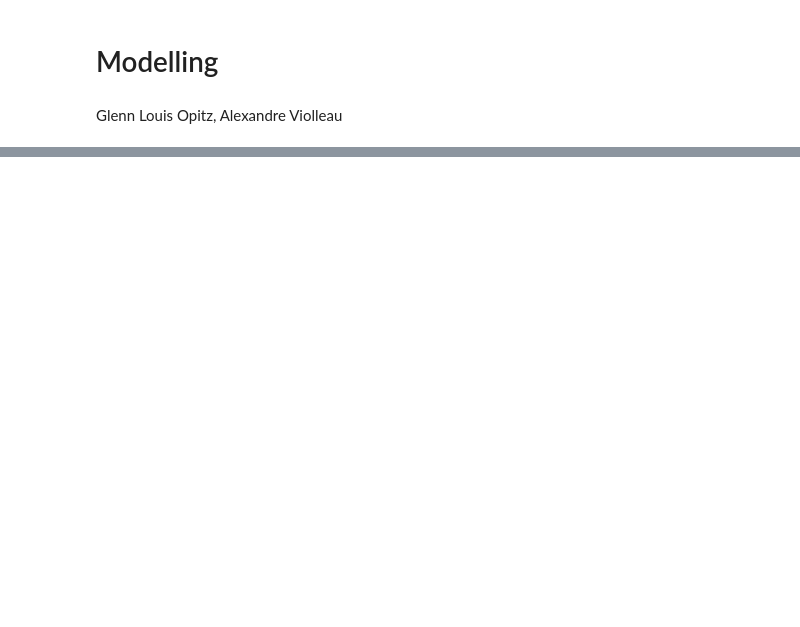
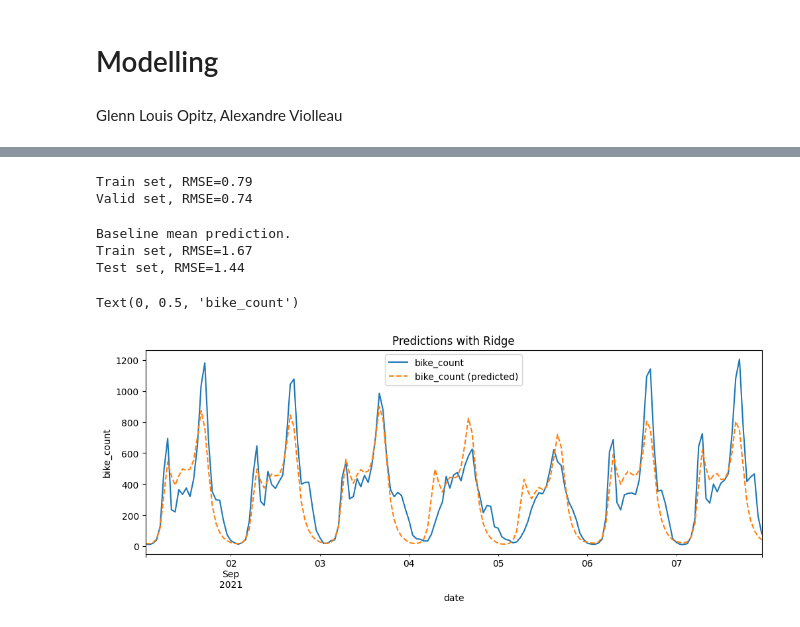
Before and after one commit to l-opitz/bike_counters, a Jupyter notebook: bike_counters_Violleau_Opitz_modelling.ipynb, the cells around one changed output, grey strips where cells are left out. Drawn from its saved outputs; the diff is of its cells as text; code cells hidden in the pictures; blank space fills up the shorter version.

```diff
--- a/bike_counters_Violleau_Opitz_modelling.ipynb
+++ b/bike_counters_Violleau_Opitz_modelling.ipynb
@@ -24,0 +47,3 @@ data.head()
+# %%
+X, y = get_train_data()
+X.head(2)
@@ -24,0 +69,9 @@ data.head()
+# %%
+X_train, y_train, X_valid, y_valid = train_test_split_temporal(X, y)
+
+print(
+    f'Train: n_samples={X_train.shape[0]},  {X_train["date"].min()} to {X_train["date"].max()}'
+)
+print(
+    f'Valid: n_samples={X_valid.shape[0]},  {X_valid["date"].min()} to {X_valid["date"].max()}'
+)
@@ -24,0 +83,12 @@ data.head()
+# %%
+def _encode_dates(X):
+    X = X.copy()  # modify a copy of X
+    # Encode the date information from the DateOfDeparture columns
+    X["year"] = X["date"].dt.year
+    X["month"] = X["date"].dt.month
+    X["day"] = X["date"].dt.day
+    X["weekday"] = X["date"].dt.weekday
+    X["hour"] = X["date"].dt.hour
+
+    # Finally we can drop the original columns from the dataframe
+    return X.drop(columns=["date"])
@@ -24,0 +146,44 @@ data.head()
+# %%
+from sklearn.metrics import mean_squared_error
+
+print(
+    f"Train set, RMSE={mean_squared_error(y_train, pipe.predict(X_train), squared=False):.2f}"
+)
+print(
+    f"Valid set, RMSE={mean_squared_error(y_valid, pipe.predict(X_valid), squared=False):.2f}"
+)
+# %% [output]
+Train set, RMSE=0.79
+Valid set, RMSE=0.74
+# %%
+print("Baseline mean prediction.")
+print(
+    f"Train set, RMSE={mean_squared_error(y_train, np.full(y_train.shape, y_train.mean()), squared=False):.2f}"
+)
+print(
+    f"Test set, RMSE={mean_squared_error(y_valid, np.full(y_valid.shape, y_valid.mean()), squared=False):.2f}"
+)
+# %% [output]
+Baseline mean prediction.
+Train set, RMSE=1.67
+Test set, RMSE=1.44
+# %%
+mask = (
+    (X_valid["counter_name"] == "Totem 73 boulevard de Sébastopol S-N")
+    & (X_valid["date"] > pd.to_datetime("2021/09/01"))
+    & (X_valid["date"] < pd.to_datetime("2021/09/08"))
+)
+
+df_viz = X_valid.loc[mask].copy()
+df_viz["bike_count"] = np.exp(y_valid[mask.values]) - 1
+df_viz["bike_count (predicted)"] = np.exp(pipe.predict(X_valid[mask])) - 1
+# %%
+fig, ax = plt.subplots(figsize=(12, 4))
+
+df_viz.plot(x="date", y="bike_count", ax=ax)
+df_viz.plot(x="date", y="bike_count (predicted)", ax=ax, ls="--")
+ax.set_title("Predictions with Ridge")
+ax.set_ylabel("bike_count")
+# %% [output]
+Text(0, 0.5, 'bike_count')
+[figure, added]
```
Also changed, not shown: parts of 48 cells of this notebook.
